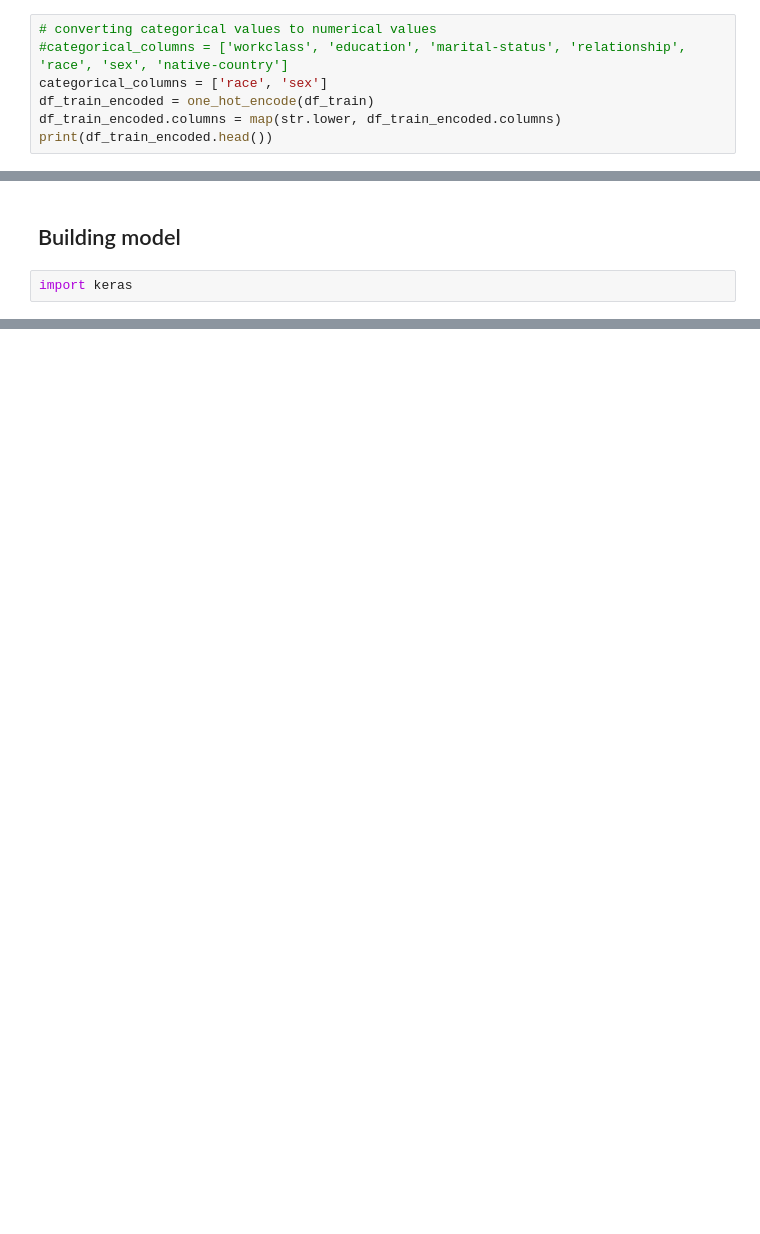
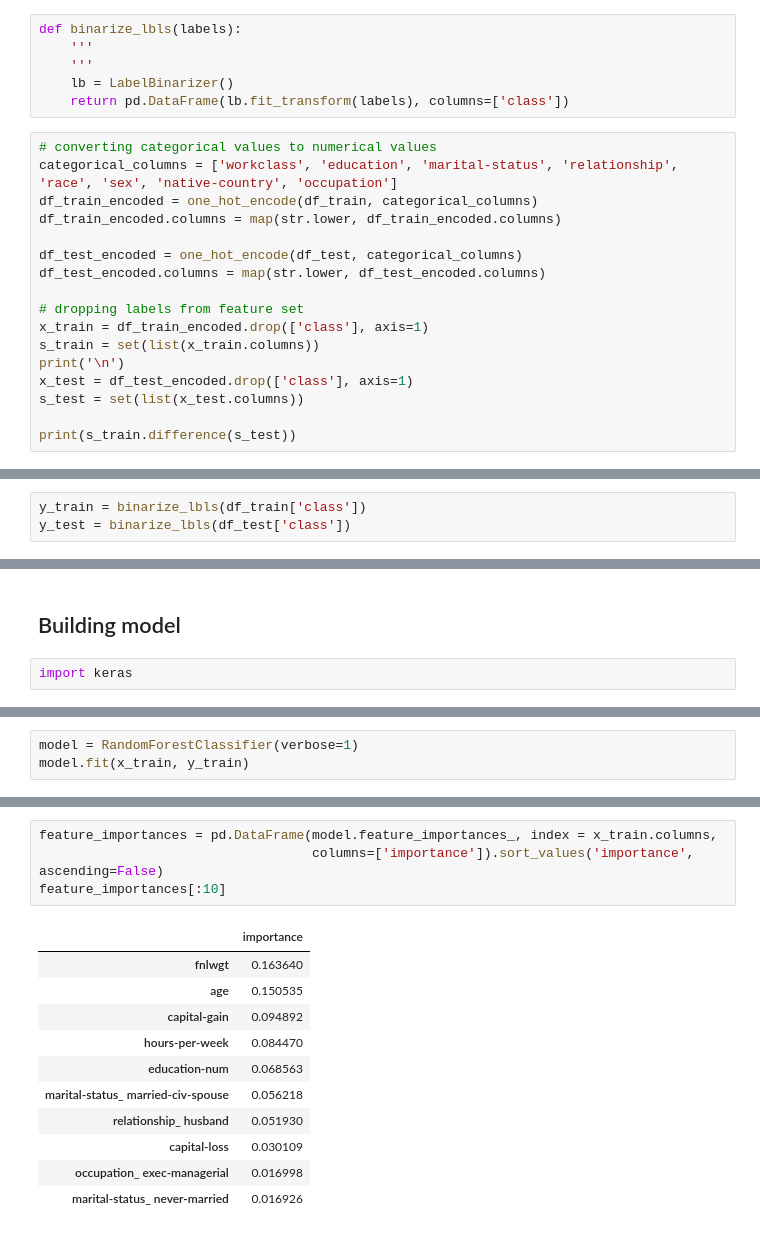
Before and after one commit to callistac/IncomePrediction, a Jupyter notebook: src/income_prediction.ipynb, the cells around one changed output, grey strips where cells are left out. Cells and saved outputs as stored; diff of their text form; blank space fills up the shorter version.

Commit message:
trained random forest classifer

```diff
--- a/src/income_prediction.ipynb
+++ b/src/income_prediction.ipynb
@@ -178,8 +169,24 @@ def join_data(df1, df2):
+# %%
+def binarize_lbls(labels):
+    '''
+    '''
+    lb = LabelBinarizer()
+    return pd.DataFrame(lb.fit_transform(labels), columns=['class'])
 # %%
 # converting categorical values to numerical values
-#categorical_columns = ['workclass', 'education', 'marital-status', 'relationship', 'race', 'sex', 'native-country']
-categorical_columns = ['race', 'sex']
-df_train_encoded = one_hot_encode(df_train)
+categorical_columns = ['workclass', 'education', 'marital-status', 'relationship', 'race', 'sex', 'native-country', 'occupation']
+df_train_encoded = one_hot_encode(df_train, categorical_columns)
 df_train_encoded.columns = map(str.lower, df_train_encoded.columns)
-print(df_train_encoded.head())
+
+df_test_encoded = one_hot_encode(df_test, categorical_columns)
+df_test_encoded.columns = map(str.lower, df_test_encoded.columns)
+
+# dropping labels from feature set
+x_train = df_train_encoded.drop(['class'], axis=1)
+s_train = set(list(x_train.columns))
+print('\n')
+x_test = df_test_encoded.drop(['class'], axis=1)
+s_test = set(list(x_test.columns))
+
+print(s_train.difference(s_test))
 # %% [output]
@@ -225,0 +194,3 @@ print(df_train.head())
+# %%
+y_train = binarize_lbls(df_train['class'])
+y_test = binarize_lbls(df_test['class'])
@@ -231,0 +210,3 @@ def model():
+# %%
+model = RandomForestClassifier(verbose=1)
+model.fit(x_train, y_train)
@@ -231,0 +217,16 @@ def model():
+# %%
+feature_importances = pd.DataFrame(model.feature_importances_, index = x_train.columns,
+                                   columns=['importance']).sort_values('importance', ascending=False)
+feature_importances[:10]
+# %% [output]
+|  | importance |
+| fnlwgt | 0.163640 |
+| age | 0.150535 |
+| capital-gain | 0.094892 |
+| hours-per-week | 0.084470 |
+| education-num | 0.068563 |
+| marital-status_ married-civ-spouse | 0.056218 |
+| relationship_ husband | 0.051930 |
+| capital-loss | 0.030109 |
+| occupation_ exec-managerial | 0.016998 |
+| marital-status_ never-married | 0.016926 |
```
Also changed, not shown: parts of 15 cells of this notebook.
